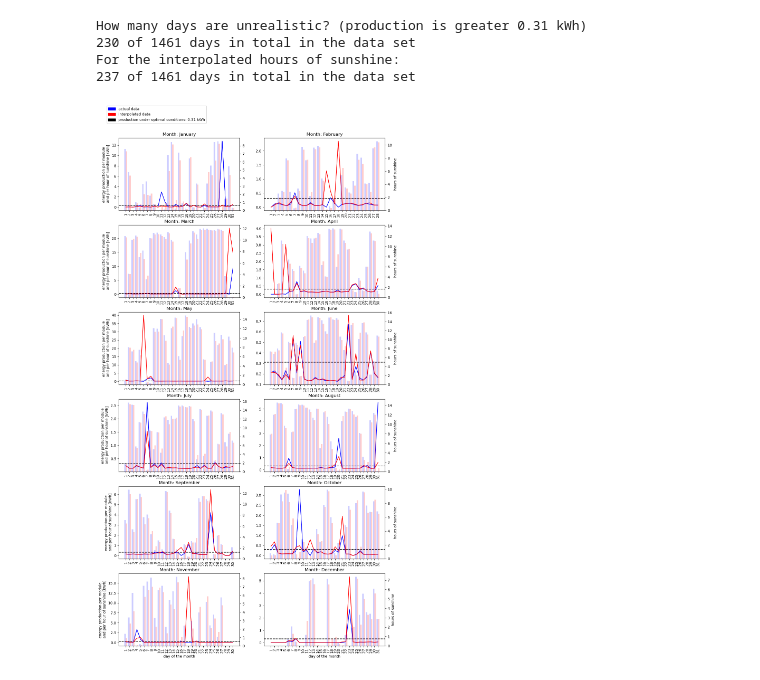
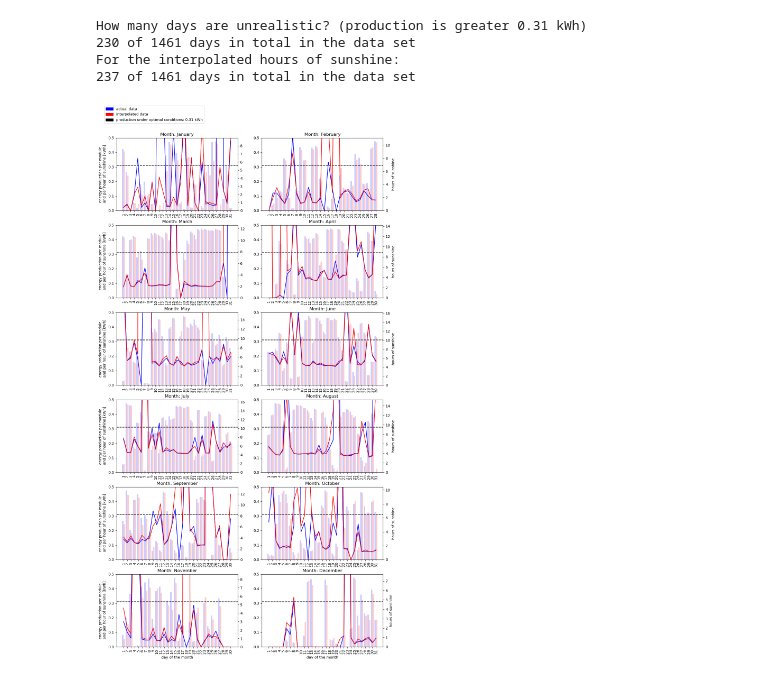
Before and after one commit to Xploeng/DataLiteracy, a Jupyter notebook: manufactorer_comparison.ipynb, the cells around one changed output. Cells and saved outputs as stored; diff of their text form; code cells hidden in the pictures.

```diff
--- a/manufactorer_comparison.ipynb
+++ b/manufactorer_comparison.ipynb
@@ -106,0 +111,28 @@ Looks strange: we expect that the actual production is less than the expected pr
+# %%
+# monthly irradiation [kWh/m^2] from pvgis
+irradiation_2019 = np.array([40.43, 110.44, 134.98, 152.92, 133.87, 204.45, 174.62, 155.54, 137.88, 92.03, 44.42, 62.9])
+irradiation_2020 = np.array([74.07, 86.77, 135.94, 208.08, 168.79, 146.47, 194.9, 164.95, 143.05, 75.14, 69.75, 48.15])
+
+length_module = 1640 / 1000 # in m
+width_module = 992 / 1000 # in m
+number_modules = 22
+wirkungsgrad = 0.16 #0.191
+#loss = [0.85-0.3*np.abs(x-4)/6.0 for x in range(12)] # sonstige Verluste (wechselrichter, kabel)
+nominalprod = monthly_production[monthly_production["Year"] == 2019]["Gesamtanlage[kWh]"]
+
+area_pv = np.round(length_module * width_module * number_modules, 2)
+
+fig, axes = plt.subplots(2, 1, figsize=(12,15), sharey=False)
+
+for i, (year, data) in enumerate({2019:irradiation_2019, 2020: irradiation_2020}.items()):
+    data = data * area_pv * wirkungsgrad
+    for loss_watt in [10,
+                     ]:
+        loss =  0.93* ( nominalprod/ max([0.1]+ (nominalprod-16*(loss_watt/1000.0)*30)))
+        data_with_loss = data * loss
+        axes[i].plot(data_with_loss,label=f"irradiation {year} mit {loss_watt}W verlust")
+    axes[i].plot(monthly_production[monthly_production["Year"] == year]["Gesamtanlage[kWh]"],label=f"energy production {year}")
+    axis_twin = axes[i].twinx()
+    axis_twin.semilogy(data_with_loss/monthly_production[monthly_production["Year"] == year]["Gesamtanlage[kWh]"], color="red", linestyle="--")
+    axes[i].legend()
+plt.show()
@@ -170,33 +204,33 @@ for month in data["Month"].unique():
         month_data["production per hour per module interpolated"],
         color="red"
     )
     ax2.bar(
         np.arange(len(month_data))-0.2,
         month_data["SDK"],
         color="blue",
         alpha=0.2,
         width=0.4)
     ax2.bar(
         np.arange(len(month_data))+0.2,
         month_data["SDK interpolated"],
         color="red",
         alpha=0.2,
         width=0.4)
     ax.set_xticklabels(np.arange(len(month_data))+1, rotation=90)
-    #ax.set_ylim(0,1)
+    ax.set_ylim(0,0.5)
     if i in [0, 2, 4, 6, 8, 10]:
         ax.set_ylabel("energy production per module \n and per hour of sunshine [kWh]")
     else:
         ax2.set_ylabel("hours of sunshine")
     i += 1
 
 axes[5,0].set_xlabel("day of the month")
 axes[5,1].set_xlabel("day of the month")
 # legend
 colors = {'actual data': 'blue', 'interpolated data': 'red', "production under optimal conditions: 0.31 kWh": "black"}
 patch = [mpatches.Patch(color=color, label=label) for (label,color) in colors.items()]
 plt.legend(handles=patch, loc=(-1.3,7.2))
 plt.show()
 # %% [output]
-[figure, old version]
+[figure, new version]
 # %%
```
Also changed, not shown: parts of 5 cells of this notebook.
